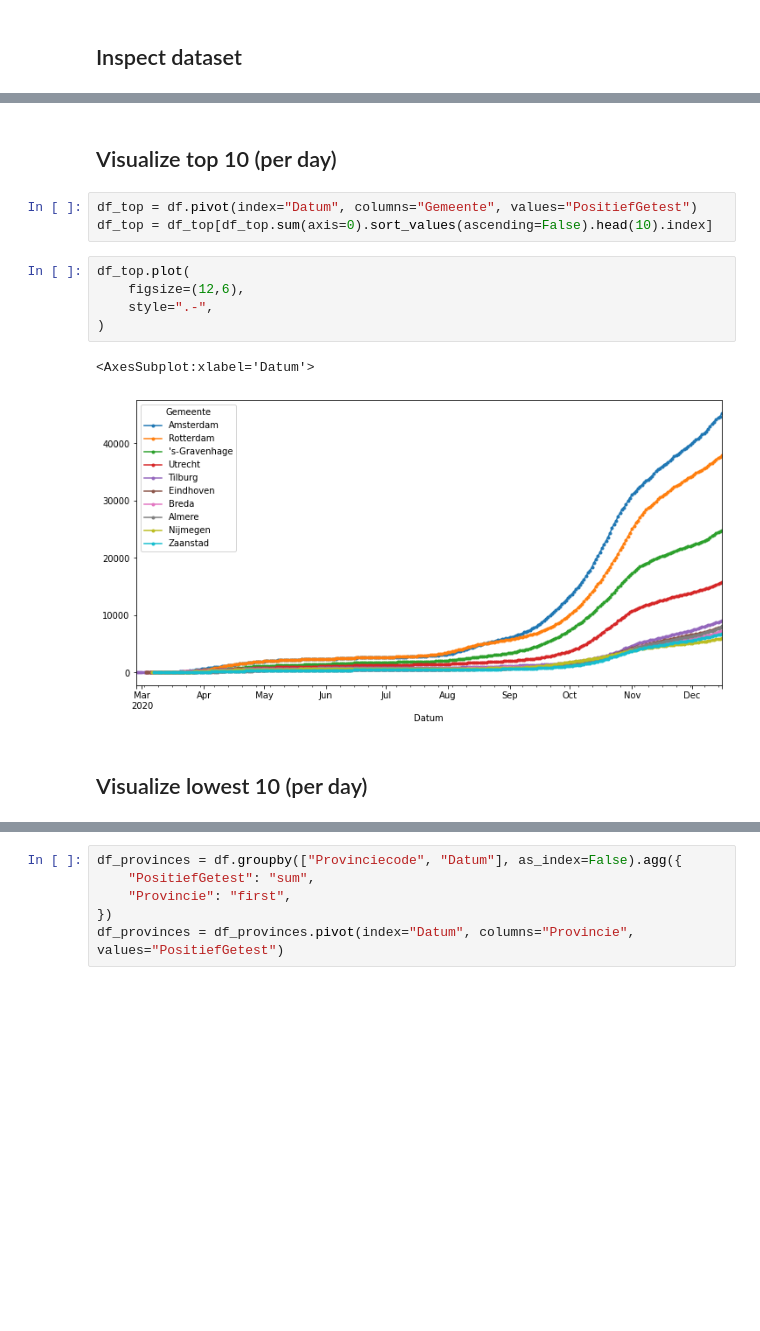
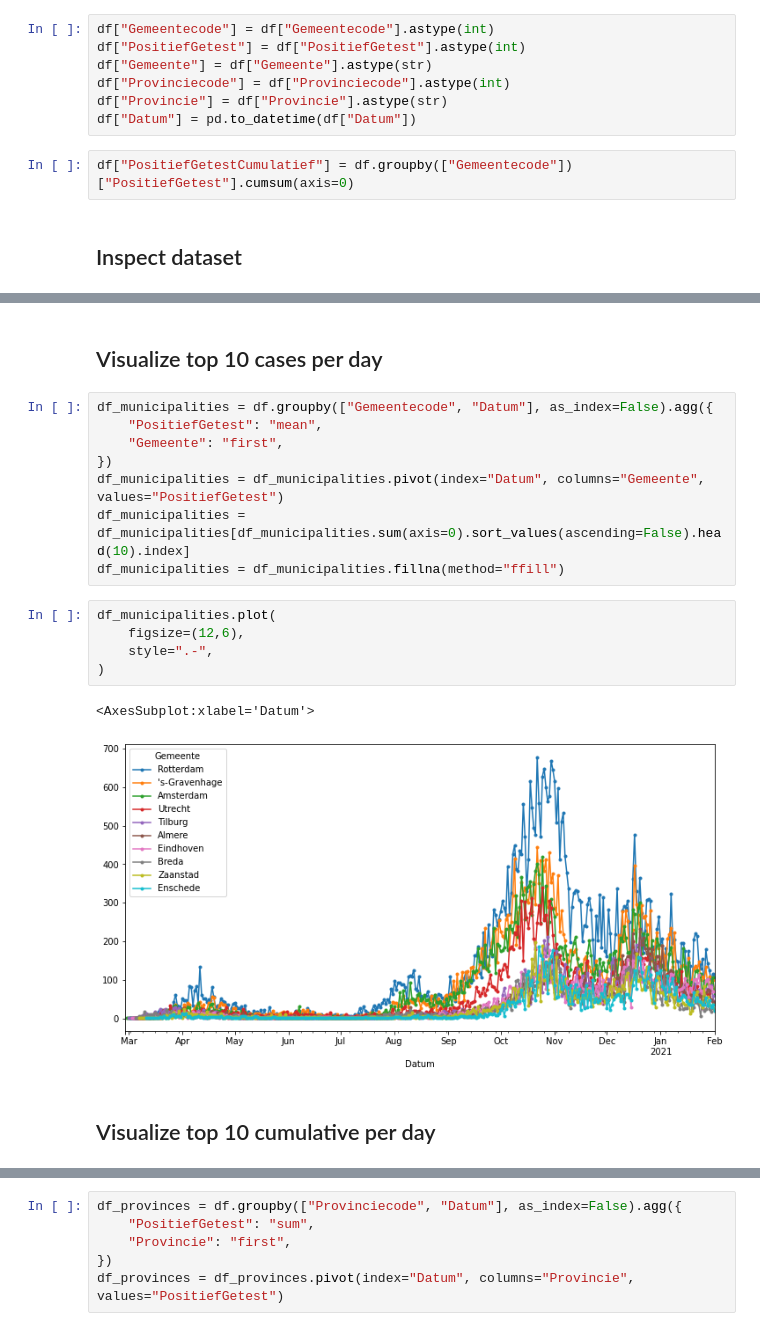
Before and after one commit to tomdewildt/covid-19-data-collector, a Jupyter notebook: notebooks/explore-municipality-dataset.ipynb, the cells around one changed output, grey strips where cells are left out. Saved outputs shown, nothing was run; the diff lists cells and outputs as text; blank space fills up the shorter version.

```diff
--- a/notebooks/explore-municipality-dataset.ipynb
+++ b/notebooks/explore-municipality-dataset.ipynb
@@ -16,6 +11,15 @@ df["Datum"] = pd.to_datetime(df["Datum"])
 # %%
 df.loc[df["Gemeentecode"] == -1, "Gemeente"] = "Onbekend"
 df.loc[df["Provinciecode"] == -1, "Provincie"] = "Onbekend"
+# %%
+df["Gemeentecode"] = df["Gemeentecode"].astype(int)
+df["PositiefGetest"] = df["PositiefGetest"].astype(int)
+df["Gemeente"] = df["Gemeente"].astype(str)
+df["Provinciecode"] = df["Provinciecode"].astype(int)
+df["Provincie"] = df["Provincie"].astype(str)
+df["Datum"] = pd.to_datetime(df["Datum"])
+# %%
+df["PositiefGetestCumulatief"] = df.groupby(["Gemeentecode"])["PositiefGetest"].cumsum(axis=0)
 # %% [markdown]
 ## Inspect dataset
 # %%
@@ -55,15 +60,20 @@ df.tail()
 # %% [markdown]
-## Visualize top 10 (per day)
+## Visualize top 10 cases per day
 # %%
-df_top = df.pivot(index="Datum", columns="Gemeente", values="PositiefGetest")
-df_top = df_top[df_top.sum(axis=0).sort_values(ascending=False).head(10).index]
+df_municipalities = df.groupby(["Gemeentecode", "Datum"], as_index=False).agg({
+    "PositiefGetest": "mean",
+    "Gemeente": "first",
+})
+df_municipalities = df_municipalities.pivot(index="Datum", columns="Gemeente", values="PositiefGetest")
+df_municipalities = df_municipalities[df_municipalities.sum(axis=0).sort_values(ascending=False).head(10).index]
+df_municipalities = df_municipalities.fillna(method="ffill")
 # %%
-df_top.plot(
+df_municipalities.plot(
     figsize=(12,6),
     style=".-",
 )
 # %% [output]
 <AxesSubplot:xlabel='Datum'>
-[figure, old version]
+[figure, new version]
 # %% [markdown]
-## Visualize lowest 10 (per day)
+## Visualize top 10 cumulative per day
```
Also changed, not shown: parts of 19 cells of this notebook, 2 other files.
